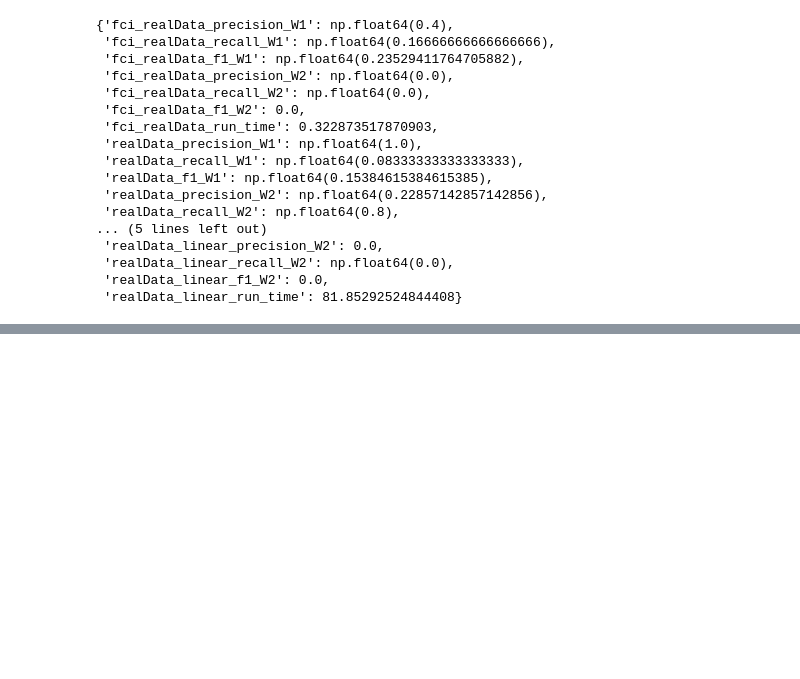
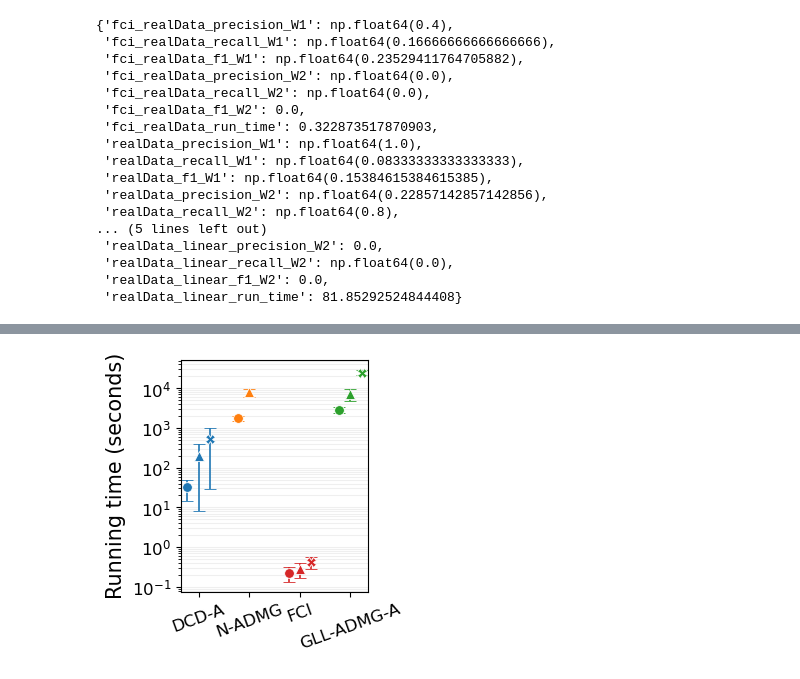
Before and after one commit to yurou-liang/LOGLL-ADMG, a Jupyter notebook: experiments/Analyse.ipynb, the cells around one changed output, grey strips where cells are left out. Drawn from its saved outputs; the diff is of its cells as text; code cells hidden in the pictures; blank space fills up the shorter version.

```diff
--- a/experiments/Analyse.ipynb
+++ b/experiments/Analyse.ipynb
@@ -812,8 +233,3 @@ result_dic
  'realData_linear_recall_W2': np.float64(0.0),
  'realData_linear_f1_W2': 0.0,
  'realData_linear_run_time': 81.85292524844408}
-# %%
-names = list(methods.keys())
-x = np.arange(len(names))
-cmap = plt.get_cmap("tab10")
-colors = {name: cmap(i) for i, name in enumerate(names)}
@@ -863,0 +583,12 @@ plt.show()
+# %%
+key = f"d12_nonlinear_{g}_{m}"
+
+methods[key]["W1"] = (
+    0 if len(methods[key]["W1"]) == 0
+    else np.mean(methods[key]["W1"])
+)
+
+methods[key]["W2"] = (
+    0 if len(methods[key]["W2"]) == 0
+    else np.mean(methods[key]["W2"])
+)
@@ -863,0 +899,76 @@ plt.show()
+# %%
+plt.figure(figsize=(3.0, 3.0))
+
+for name, vals in methods.items():
+    if "_nonlinear" in name:
+        method = "nonlinear"
+    elif "_linear" in name:
+        method = "linear"
+    elif "_fci" in name:
+        method = "fci"
+    else:
+        method = "base"
+
+    if "d4" in name:
+        dim = "d4"
+    elif "d8" in name:
+        dim = "d8"
+    elif "d12" in name:
+        dim = "d12"
+    else:
+        continue
+
+    run_time = np.asarray(vals["run_time"], dtype=float)
+    run_time = run_time[np.isfinite(run_time) & (run_time > 0)]
+
+    if run_time.size == 0:
+        continue
+
+    mean = np.mean(run_time)
+    std = np.std(run_time, ddof=1) if run_time.size > 1 else 0.0
+    print(f"{method}_{dim}: mean run time = {mean:.2f}, std = {std:.2f}")
+
+    # Prevent error bars from reaching zero on a log scale
+    lower_error = min(std, mean * 0.99)
+
+    plt.errorbar(
+        method_pos[method] + offset_map[dim],
+        mean,
+        yerr=[[lower_error], [std]],
+        fmt=marker_map[dim],
+        color=color_map[method],
+        markeredgecolor="white",
+        markeredgewidth=0.6,
+        markersize=7,
+        capsize=4,
+        elinewidth=1.2,
+    )
+
+for dim, marker in marker_map.items():
+    plt.scatter(
+        [],
+        [],
+        marker=marker,
+        color="black",
+        label=f"d={dim[1:]}",
+    )
+
+plt.xticks(
+    [0, 1, 2, 3],
+    x_labels,
+    rotation=20,
+)
+
+plt.yscale("log")
+plt.ylabel("Running time (seconds)")
+plt.xlim(-0.35, 3.35)
+plt.grid(axis="y", which="both", alpha=0.2)
+plt.tight_layout(pad=0.2)
+
+plt.savefig(
+    f"run_time_{g}_{m}_{e}_mean_std.pdf",
+    bbox_inches="tight",
+)
+
+plt.show()
+# %% [output]
@@ -863,0 +986 @@ plt.show()
+[figure, added]
```
Also changed, not shown: parts of 32 cells of this notebook, 48 other files.
